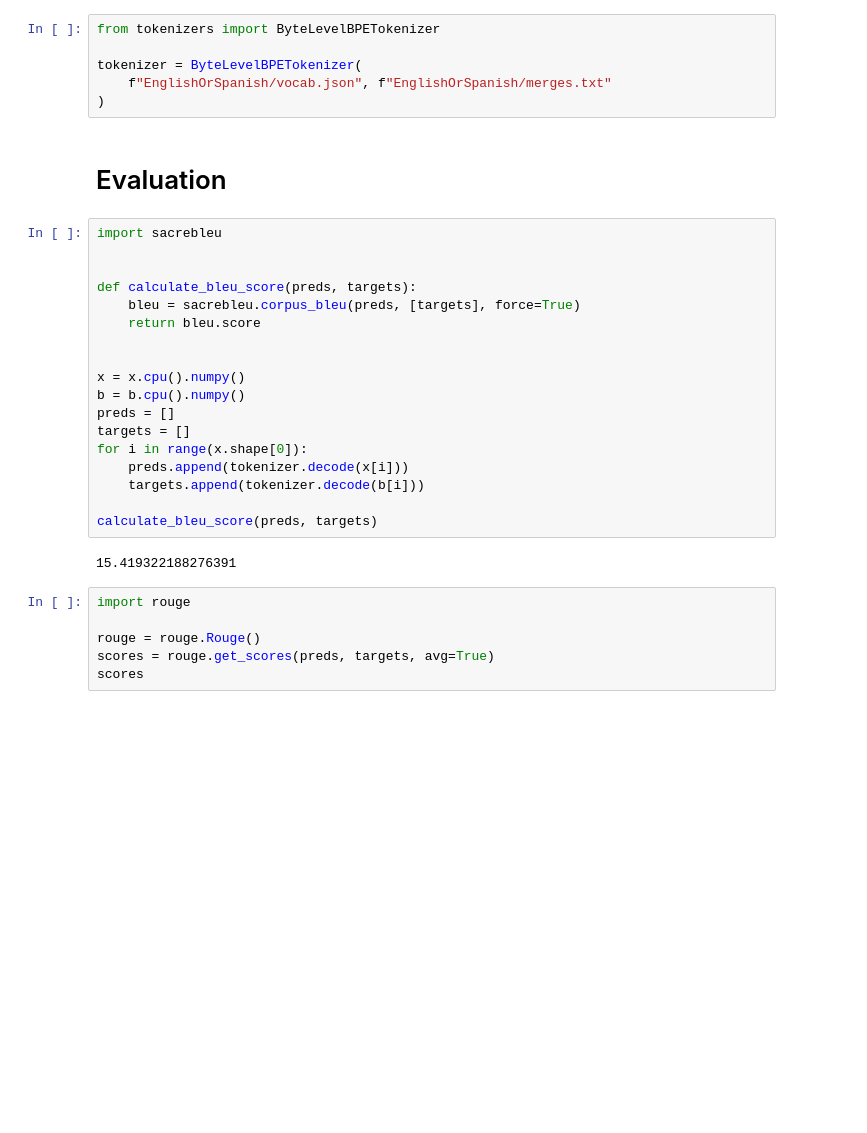
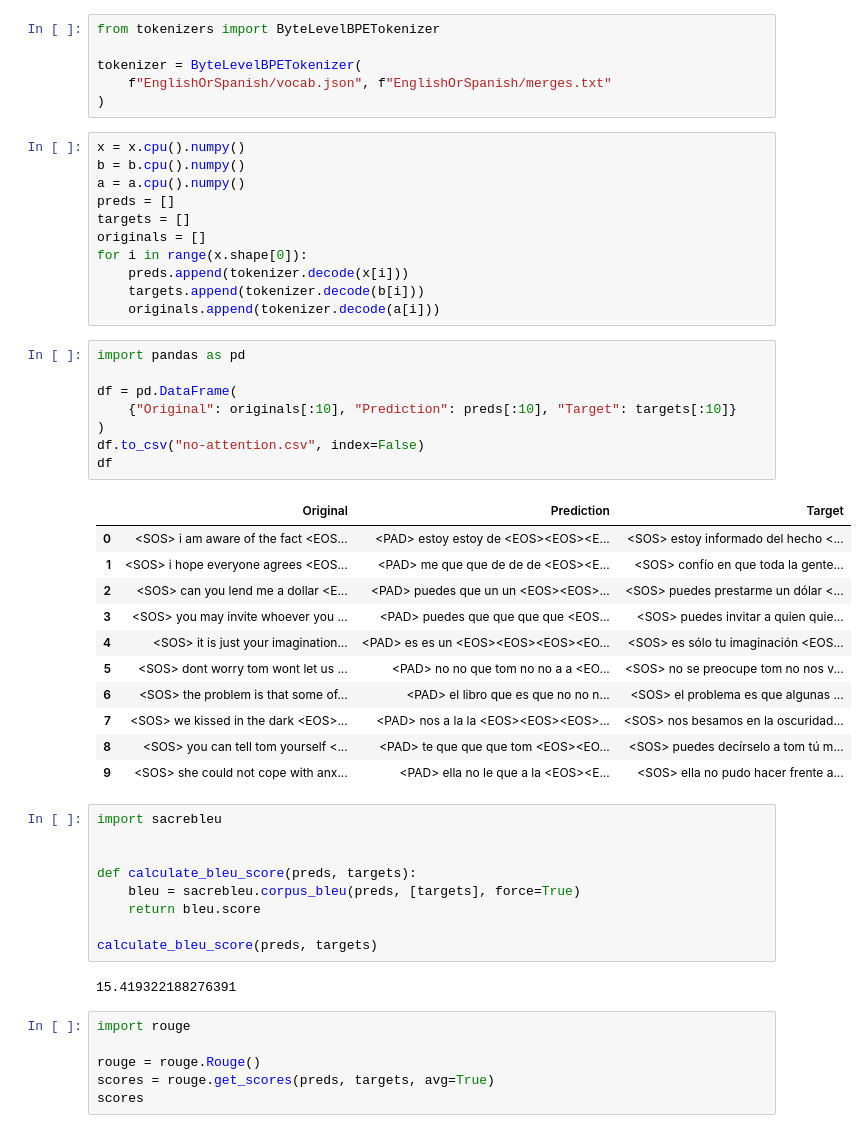
Before and after one commit to MBUYt0n/DL, a Jupyter notebook: Lab8/DL_Lab8_noatten-unidir.ipynb, the cells around one changed output. Drawn from its saved outputs; the diff is of its cells as text; blank space fills up the shorter version.

```diff
--- a/Lab8/DL_Lab8_noatten-unidir.ipynb
+++ b/Lab8/DL_Lab8_noatten-unidir.ipynb
@@ -353,8 +355,37 @@ from tokenizers import ByteLevelBPETokenizer
 tokenizer = ByteLevelBPETokenizer(
     f"EnglishOrSpanish/vocab.json", f"EnglishOrSpanish/merges.txt"
 )
-# %% [markdown]
-# Evaluation
+# %%
+x = x.cpu().numpy()
+b = b.cpu().numpy()
+a = a.cpu().numpy()
+preds = []
+targets = []
+originals = []
+for i in range(x.shape[0]):
+    preds.append(tokenizer.decode(x[i]))
+    targets.append(tokenizer.decode(b[i]))
+    originals.append(tokenizer.decode(a[i]))
+# %%
+import pandas as pd
+
+df = pd.DataFrame(
+    {"Original": originals[:10], "Prediction": preds[:10], "Target": targets[:10]}
+)
+df.to_csv("no-attention.csv", index=False)
+df
+# %% [output]
+|  | Original | Prediction | Target |
+| 0 | <SOS> i am aware of the fact <EOS... | <PAD> estoy estoy de <EOS><EOS><E... | <SOS> estoy informado del hecho <... |
+| 1 | <SOS> i hope everyone agrees <EOS... | <PAD> me que que de de de <EOS><E... | <SOS> confío en que toda la gente... |
+| 2 | <SOS> can you lend me a dollar <E... | <PAD> puedes que un un <EOS><EOS>... | <SOS> puedes prestarme un dólar <... |
+| 3 | <SOS> you may invite whoever you ... | <PAD> puedes que que que que <EOS... | <SOS> puedes invitar a quien quie... |
+| 4 | <SOS> it is just your imagination... | <PAD> es es un <EOS><EOS><EOS><EO... | <SOS> es sólo tu imaginación <EOS... |
+| 5 | <SOS> dont worry tom wont let us ... | <PAD> no no que tom no no a a <EO... | <SOS> no se preocupe tom no nos v... |
+| 6 | <SOS> the problem is that some of... | <PAD> el libro que es que no no n... | <SOS> el problema es que algunas ... |
+| 7 | <SOS> we kissed in the dark <EOS>... | <PAD> nos a la la <EOS><EOS><EOS>... | <SOS> nos besamos en la oscuridad... |
+| 8 | <SOS> you can tell tom yourself <... | <PAD> te que que que tom <EOS><EO... | <SOS> puedes decírselo a tom tú m... |
+| 9 | <SOS> she could not cope with anx... | <PAD> ella no le que a la <EOS><E... | <SOS> ella no pudo hacer frente a... |
 # %%
 import sacrebleu
 
@@ -363,15 +394,6 @@ def calculate_bleu_score(preds, targets):
     bleu = sacrebleu.corpus_bleu(preds, [targets], force=True)
     return bleu.score
 
-
-x = x.cpu().numpy()
-b = b.cpu().numpy()
-preds = []
-targets = []
-for i in range(x.shape[0]):
-    preds.append(tokenizer.decode(x[i]))
-    targets.append(tokenizer.decode(b[i]))
-
 calculate_bleu_score(preds, targets)
 # %% [output]
 15.419322188276391
```
Also changed, not shown: parts of 3 cells of this notebook, 2 other files.
